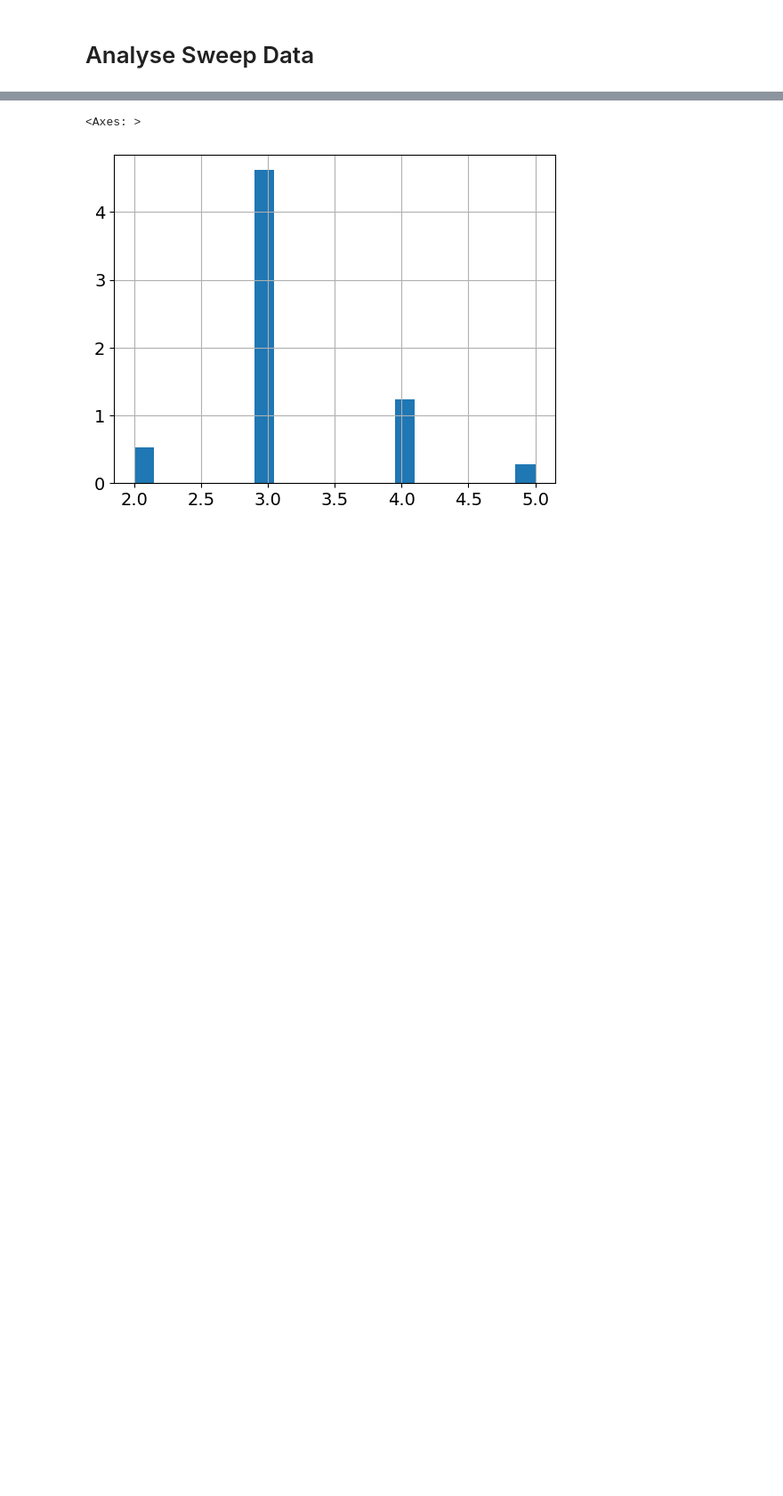
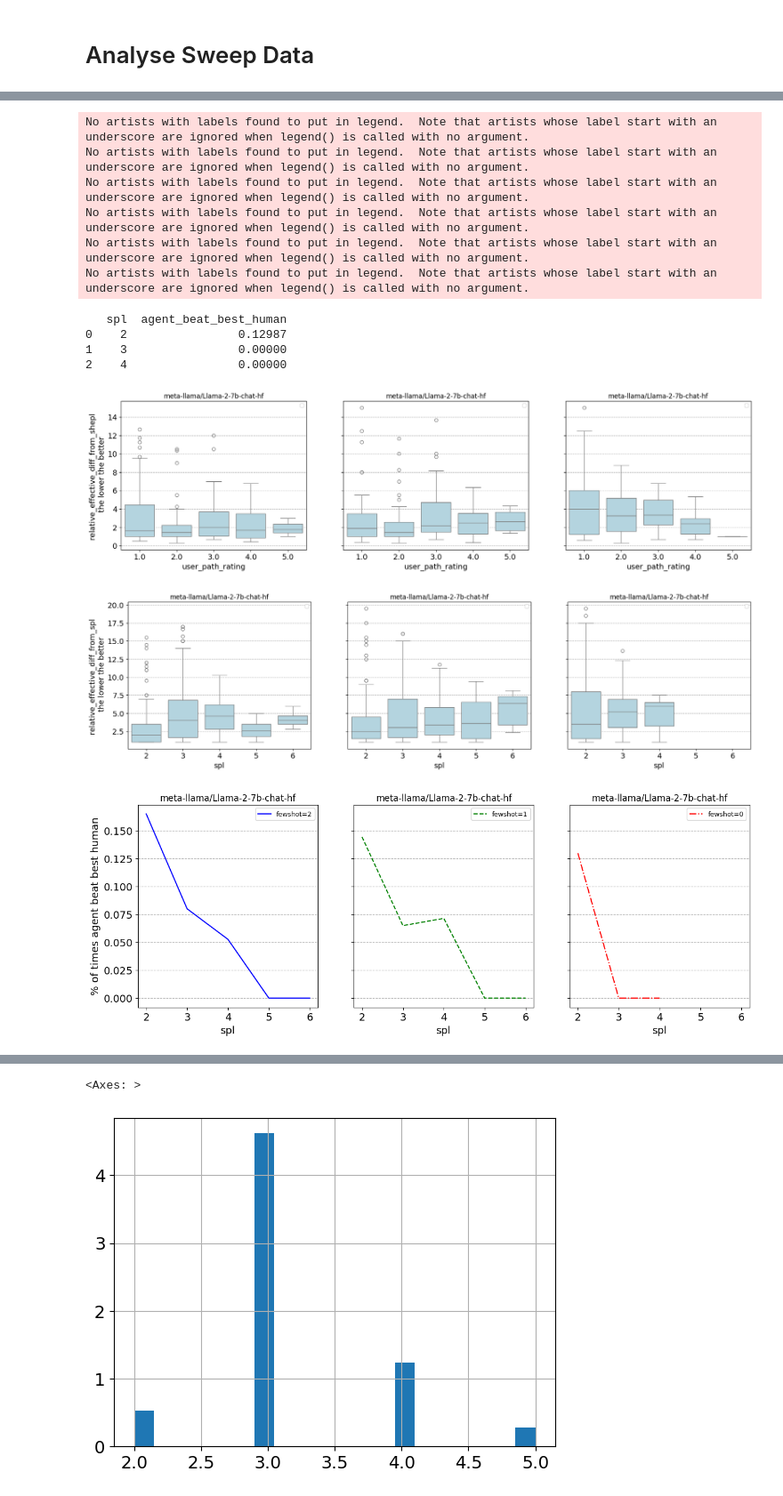
Before and after one commit to au-clan/WikiAgent, a Jupyter notebook: src/notebooks/data_analysis.ipynb, the cells around one changed output, grey strips where cells are left out. Shown at 89% size. Drawn from its saved outputs; the diff is of its cells as text; code cells hidden in the pictures; blank space fills up the shorter version.

```diff
--- a/src/notebooks/data_analysis.ipynb
+++ b/src/notebooks/data_analysis.ipynb
@@ -226,0 +284,80 @@ plt.show()
+# %%
+# line plot of median effective_diff_from_shepl vs spl for each fewshot vs spl for each fewshot
+# fig, axes = plt.subplots(1, len(all_runs_df[identifiers[0]].unique()), figsize=(5*len(all_runs_df[identifiers[0]].unique()),5), sharey=True, sharex=True)
+# axes = [axes] if not isinstance(axes, np.ndarray) else axes
+# for i,identifier in enumerate(all_runs_df[identifiers[0]].unique()):
+#     for j,fs in enumerate(all_runs_df['agent.fewshot'].unique()):
+#         df = all_runs_df[(all_runs_df[identifiers[0]] == identifier) & (all_runs_df['agent.fewshot']==fs)].query('success==1')
+#         df['relative_effective_diff_from_shepl'] = (df['shepl'] + df['effective_diff_from_shepl']) / df['shepl']
+#         # plot error bars of 1 std
+#         df = df.groupby('spl').agg({'relative_effective_diff_from_shepl': ['median', 'std']}).reset_index()
+#         axes[i].errorbar(df['spl'], df['relative_effective_diff_from_shepl']['median'], yerr=df['relative_effective_diff_from_shepl']['std'], label=f'fewshot={fs}', linestyle=lines[j], color=colors[i], marker=markers[j])
+#     # add y grid
+#     axes[i].grid(axis='y', linestyle='--')
+#     axes[i].set_title(identifier, fontsize=12); axes[i].set_xlabel('spl')
+#     if i == 0:
+#         axes[i].set_ylabel('median relative_effective_diff_from_shepl \n the lower the better')
+#     axes[i].legend(fontsize=9)
+# plt.suptitle(f'LinkClick Act Agent, successful games')
+# plt.show()
+
+fig, axes = plt.subplots(1, len(all_runs_df['agent.fewshot'].unique()), figsize=(7*len(all_runs_df['agent.fewshot'].unique()),5), sharey=True, sharex=True)
+axes = [axes] if not isinstance(axes, np.ndarray) else axes
+for i,fs in enumerate(all_runs_df['agent.fewshot'].unique()):
+    df = all_runs_df[(all_runs_df['agent.fewshot']==fs)].query('success==1')
+    df['relative_effective_diff_from_shepl'] = (df['shepl'] + df['effective_diff_from_shepl']) / df['shepl']
+    # box plot of relative_effective_diff_from_shepl
+    sns.boxplot(x='user_path_rating', y='relative_effective_diff_from_shepl', data=df, ax=axes[i], color='lightblue')
+
+    # add y grid
+    axes[i].grid(axis='y', linestyle='--')
+    axes[i].set_title(identifier, fontsize=12); axes[i].set_xlabel('user_path_rating')
+    if i == 0:
+        axes[i].set_ylabel('relative_effective_diff_from_shepl \n the lower the better')
+    axes[i].legend(fontsize=9)
+
+fig, axes = plt.subplots(1, len(all_runs_df['agent.fewshot'].unique()), figsize=(7*len(all_runs_df['agent.fewshot'].unique()),5), sharey=True, sharex=True)
+axes = [axes] if not isinstance(axes, np.ndarray) else axes
+for i,fs in enumerate(all_runs_df['agent.fewshot'].unique()):
+    df = all_runs_df[(all_runs_df['agent.fewshot']==fs)].query('success==1')
+    df['relative_effective_diff_from_spl'] = (df['spl'] + df['effective_diff_from_spl']) / df['spl']
+    # box plot of relative_effective_diff_from_shepl
+    sns.boxplot(x='spl', y='relative_effective_diff_from_spl', data=df, ax=axes[i], color='lightblue')
+
+    # add y grid
+    axes[i].grid(axis='y', linestyle='--')
+    axes[i].set_title(identifier, fontsize=12); axes[i].set_xlabel('spl')
+    if i == 0:
+        axes[i].set_ylabel('relative_effective_diff_from_spl \n the lower the better')
+    axes[i].legend(fontsize=9)
+
+# plot percentage of times the agent beat the best human for each fewshot (effective_path_len < shepl)
+fig, axes = plt.subplots(1, len(all_runs_df['agent.fewshot'].unique()), figsize=(5*len(all_runs_df['agent.fewshot'].unique()),5), sharey=True, sharex=True)
+axes = [axes] if not isinstance(axes, np.ndarray) else axes
+for i,fs in enumerate(all_runs_df['agent.fewshot'].unique()):
+    df = all_runs_df[(all_runs_df['agent.fewshot']==fs)].query('success==1')
+    df['agent_beat_best_human'] = df['effective_path_len'] < df['shepl']
+    df = df.groupby('spl').agg({'agent_beat_best_human':'mean'}).reset_index()
+    axes[i].plot(df['spl'], df['agent_beat_best_human'], label=f'fewshot={fs}', linestyle=lines[i], color=colors[i])
+    # add y grid
+    axes[i].grid(axis='y', linestyle='--')
+    axes[i].set_title(identifier, fontsize=12); axes[i].set_xlabel('spl')
+    if i == 0:
+        axes[i].set_ylabel('% of times agent beat best human')
+    axes[i].legend(fontsize=9)
+
+print(df)
+# %% [output]
+No artists with labels found to put in legend.  Note that artists whose label start with an underscore are ignored when legend() is called with no argument.
+No artists with labels found to put in legend.  Note that artists whose label start with an underscore are ignored when legend() is called with no argument.
+No artists with labels found to put in legend.  Note that artists whose label start with an underscore are ignored when legend() is called with no argument.
+No artists with labels found to put in legend.  Note that artists whose label start with an underscore are ignored when legend() is called with no argument.
+No artists with labels found to put in legend.  Note that artists whose label start with an underscore are ignored when legend() is called with no argument.
+No artists with labels found to put in legend.  Note that artists whose label start with an underscore are ignored when legend() is called with no argument.
+   spl  agent_beat_best_human
+0    2                0.12987
+1    3                0.00000
+2    4                0.00000
+[figure, added]
+[figure, added]
+[figure, added]
```
Also changed, not shown: parts of 15 cells of this notebook, 2 other files.
